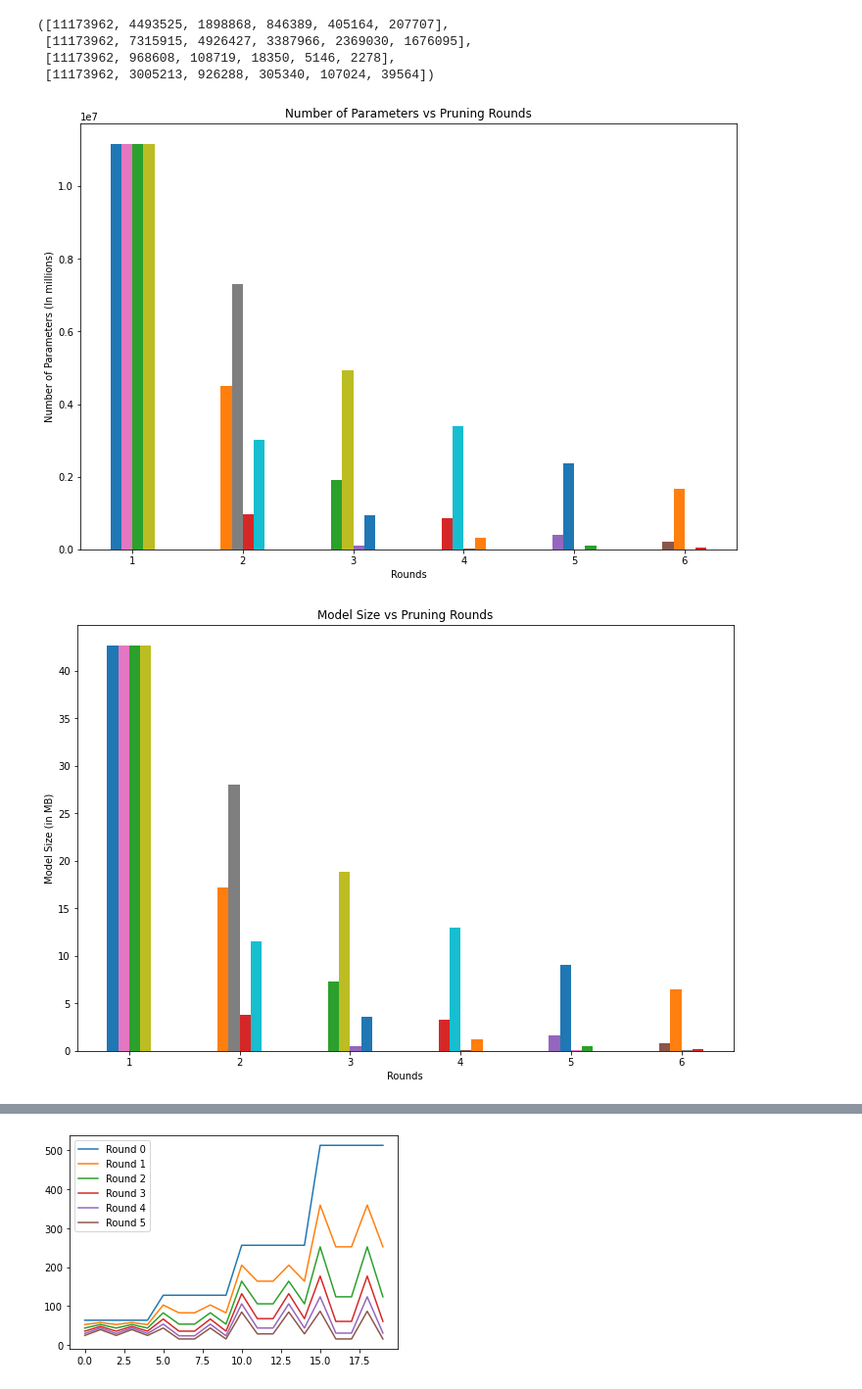
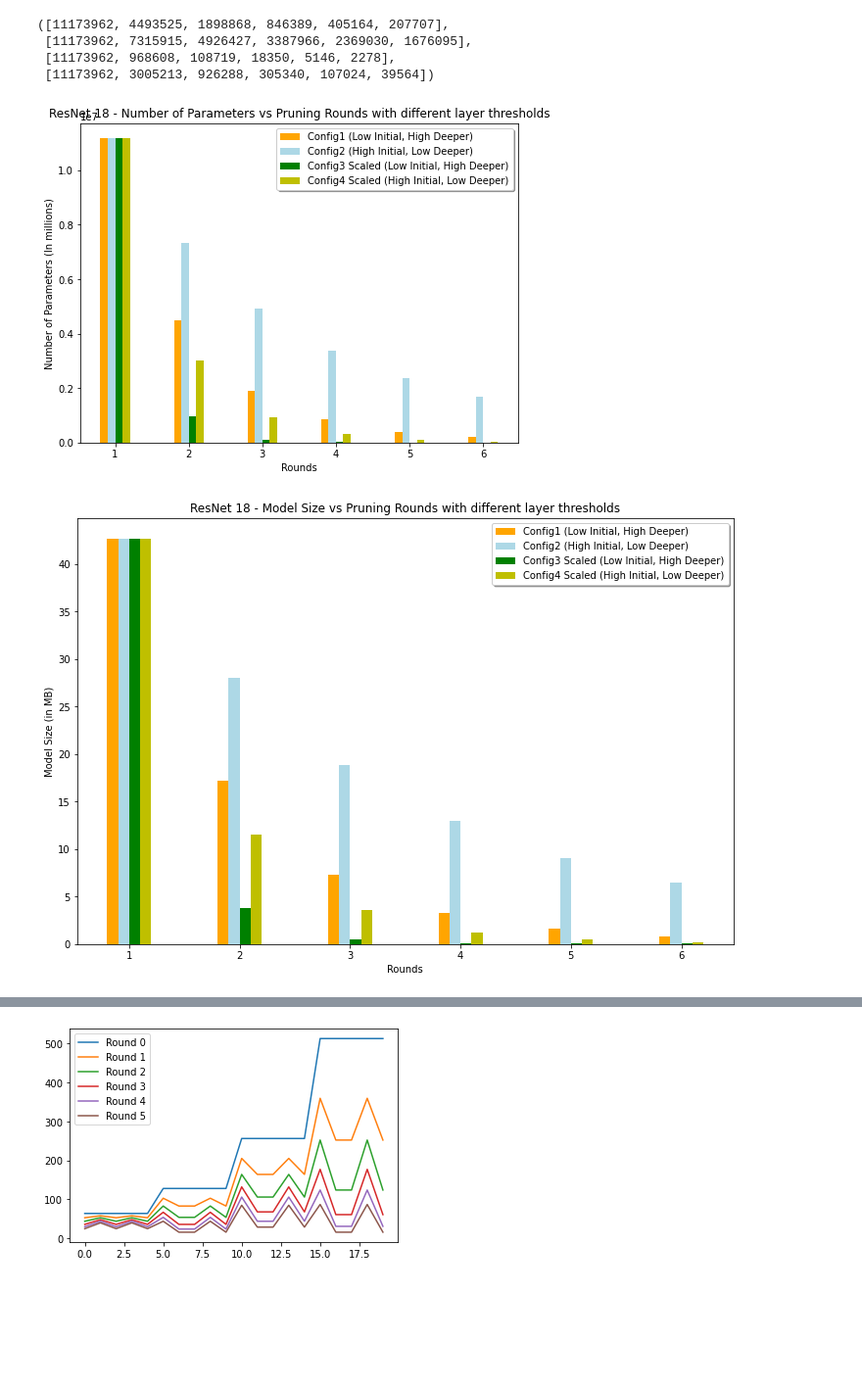
Before and after one commit to ashutoshsameer/vision-model-compression, a Jupyter notebook: ResNet18/Resnet18_prune_and_train.ipynb, the cells around one changed output, grey strips where cells are left out. Shown at 98% size. Saved outputs shown, nothing was run; the diff lists cells and outputs as text; code cells hidden in the pictures; blank space fills up the shorter version.

```diff
--- a/ResNet18/Resnet18_prune_and_train.ipynb
+++ b/ResNet18/Resnet18_prune_and_train.ipynb
@@ -189,12 +172,20 @@ import matplotlib.pyplot as plt
 plt.figure(figsize=(12, 8))
 deltas = [-0.15, -0.05, 0.05, 0.15]
 X = np.arange(1, 7)
+c = ['orange', 'paleturquoise', 'green', 'yellowgreen']
+l = ['Config1 (Low Initial, High Deeper)',
+     'Config2 (High Initial, Low Deeper)',
+     'Config3 Scaled (Low Initial, High Deeper)',
+     'Config4 Scaled (High Initial, Low Deeper)']
 for i in range(4):
     p = dicts[i]['best']
     for j in range(6):
-        plt.bar(X[j] + deltas[i], p[j], 0.1)
+        plt.bar(X[j] + deltas[i], p[j], 0.1, color=c[i], label=l[i])
 plt.xlabel('Rounds')
 plt.ylabel('Accuracy Value')
-plt.title('Best Accuracy vs Pruning Rounds')
+plt.title('ResNet 18 - Best Accuracy vs Pruning Rounds with different layer thresholds')
+handles, labels = plt.gca().get_legend_handles_labels()
+by_label = dict(zip(labels, handles))
+plt.legend(by_label.values(), by_label.keys(), bbox_to_anchor=(1, 1.05), fancybox=True, shadow=True)
 plt.show()
 # %% [output]
@@ -237,33 +229,49 @@ dicts[0]['params'], dicts[1]['params'], dicts[2]['params'], dicts[3]['params']
  [11173962, 968608, 108719, 18350, 5146, 2278],
  [11173962, 3005213, 926288, 305340, 107024, 39564])
 # %%
-plt.figure(figsize=(12, 8))
+plt.figure(figsize=(8, 6))
 deltas = [-0.15, -0.05, 0.05, 0.15]
 X = np.arange(1, 7)
+c = ['orange', 'lightblue', 'g', 'y']
+l = ['Config1 (Low Initial, High Deeper)',
+     'Config2 (High Initial, Low Deeper)',
+     'Config3 Scaled (Low Initial, High Deeper)',
+     'Config4 Scaled (High Initial, Low Deeper)']
 for i in range(4):
     p = dicts[i]['params']
     for j in range(6):
-        plt.bar(X[j] + deltas[i], p[j], 0.1)
+        plt.bar(X[j] + deltas[i], p[j], 0.1, color=c[i], label=l[i])
 plt.xlabel('Rounds')
 plt.ylabel('Number of Parameters (In millions)')
-plt.title('Number of Parameters vs Pruning Rounds')
+plt.title('ResNet 18 - Number of Parameters vs Pruning Rounds with different layer thresholds')
+handles, labels = plt.gca().get_legend_handles_labels()
+by_label = dict(zip(labels, handles))
+plt.legend(by_label.values(), by_label.keys(), fancybox=True, shadow=True)
 plt.show()
 # %% [output]
-[figure, old version]
+[figure, new version]
 # %%
 plt.figure(figsize=(12, 8))
 deltas = [-0.15, -0.05, 0.05, 0.15]
 X = np.arange(1, 7)
+c = ['orange', 'lightblue', 'g', 'y']
+l = ['Config1 (Low Initial, High Deeper)',
+     'Config2 (High Initial, Low Deeper)',
+     'Config3 Scaled (Low Initial, High Deeper)',
+     'Config4 Scaled (High Initial, Low Deeper)']
 for i in range(4):
     p = dicts[i]['size']
     for j in range(6):
-        plt.bar(X[j] + deltas[i], p[j], 0.1)
+        plt.bar(X[j] + deltas[i], p[j], 0.1, color=c[i], label=l[i])
 plt.xlabel('Rounds')
 plt.ylabel('Model Size (in MB)')
-plt.title('Model Size vs Pruning Rounds')
+plt.title('ResNet 18 - Model Size vs Pruning Rounds with different layer thresholds')
+handles, labels = plt.gca().get_legend_handles_labels()
+by_label = dict(zip(labels, handles))
+plt.legend(by_label.values(), by_label.keys(), fancybox=True, shadow=True)
 plt.show()
 # %% [output]
-[figure, old version]
+[figure, new version]
 # %%
 X = np.arange(1, 21)
 plt.figure(figsize=(12, 8))
```
Also changed, not shown: parts of 22 cells of this notebook, 2 other files.
